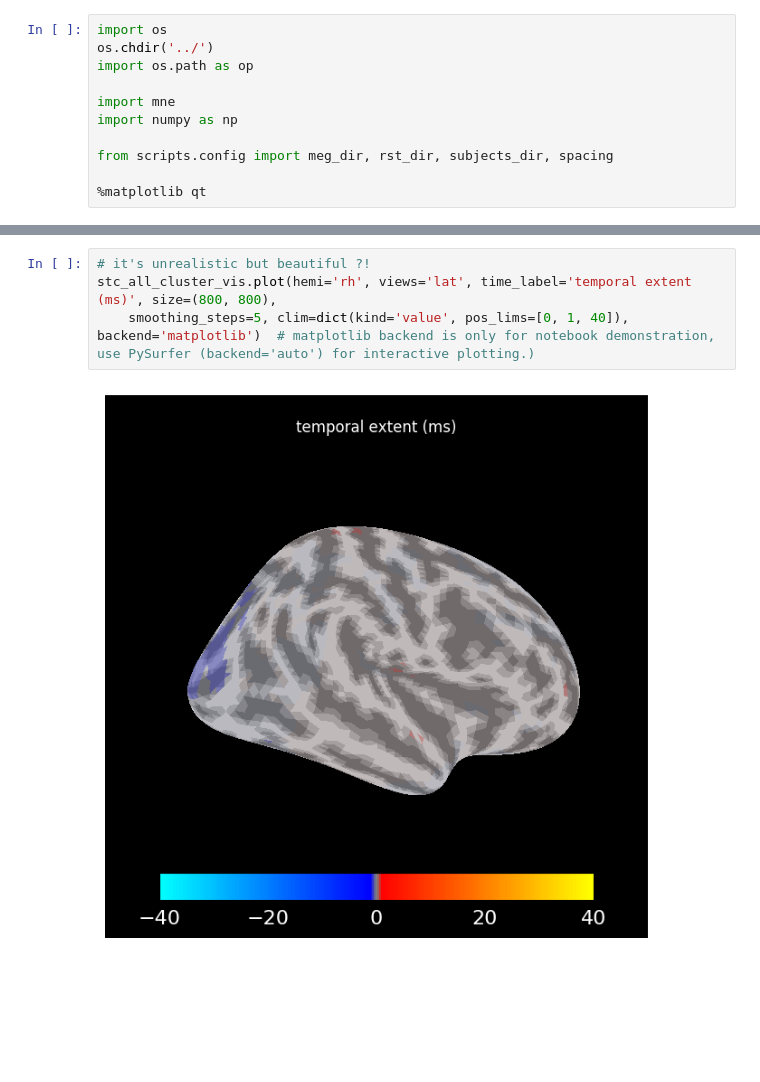
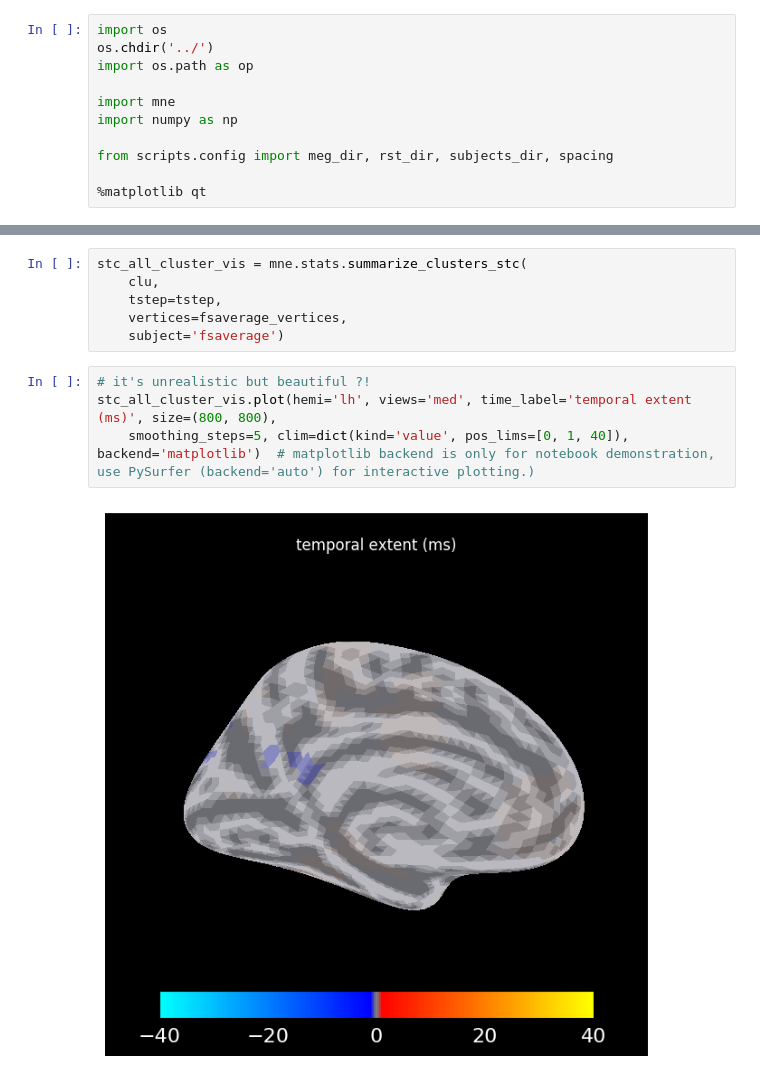
Before and after one commit to yh-luo/from-zero-to-source-estimates, a Jupyter notebook: viz/16-2_viz_statistics.ipynb, the cells around one changed output, grey strips where cells are left out. Drawn from its saved outputs; the diff is of its cells as text; blank space fills up the shorter version.

```diff
--- a/viz/16-2_viz_statistics.ipynb
+++ b/viz/16-2_viz_statistics.ipynb
@@ -38,7 +33,13 @@ stc_all_cluster_vis = mne.stats.summarize_clusters_stc(
+# %%
+stc_all_cluster_vis = mne.stats.summarize_clusters_stc(
+    clu,
+    tstep=tstep,
+    vertices=fsaverage_vertices,
+    subject='fsaverage')
 # %%
 # it's unrealistic but beautiful ?!
-stc_all_cluster_vis.plot(hemi='rh', views='lat', time_label='temporal extent (ms)', size=(800, 800),
+stc_all_cluster_vis.plot(hemi='lh', views='med', time_label='temporal extent (ms)', size=(800, 800),
     smoothing_steps=5, clim=dict(kind='value', pos_lims=[0, 1, 40]), backend='matplotlib')  # matplotlib backend is only for notebook demonstration, use PySurfer (backend='auto') for interactive plotting.)
 # %% [output]
-[figure, old version]
+[figure, new version]
 # %%
```
Also changed, not shown: parts of 2 cells of this notebook, 2 other files.
